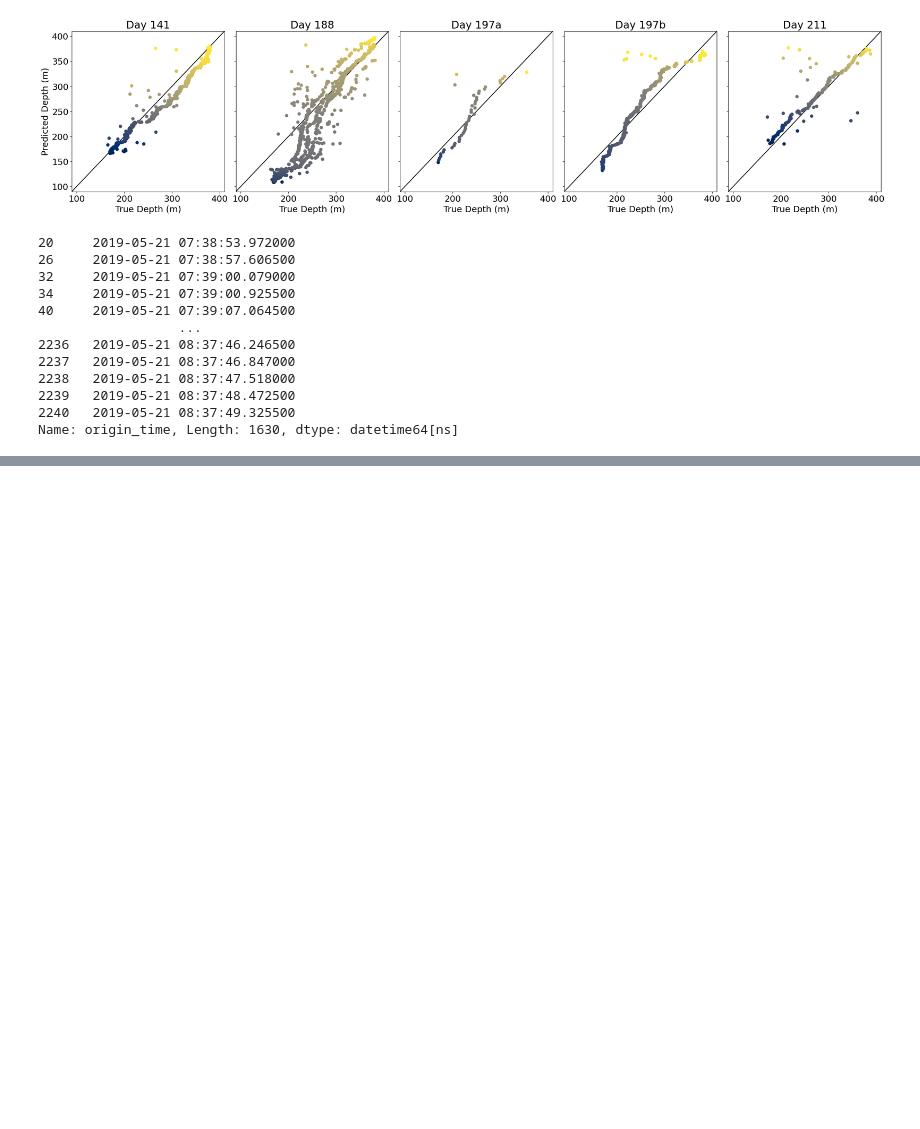
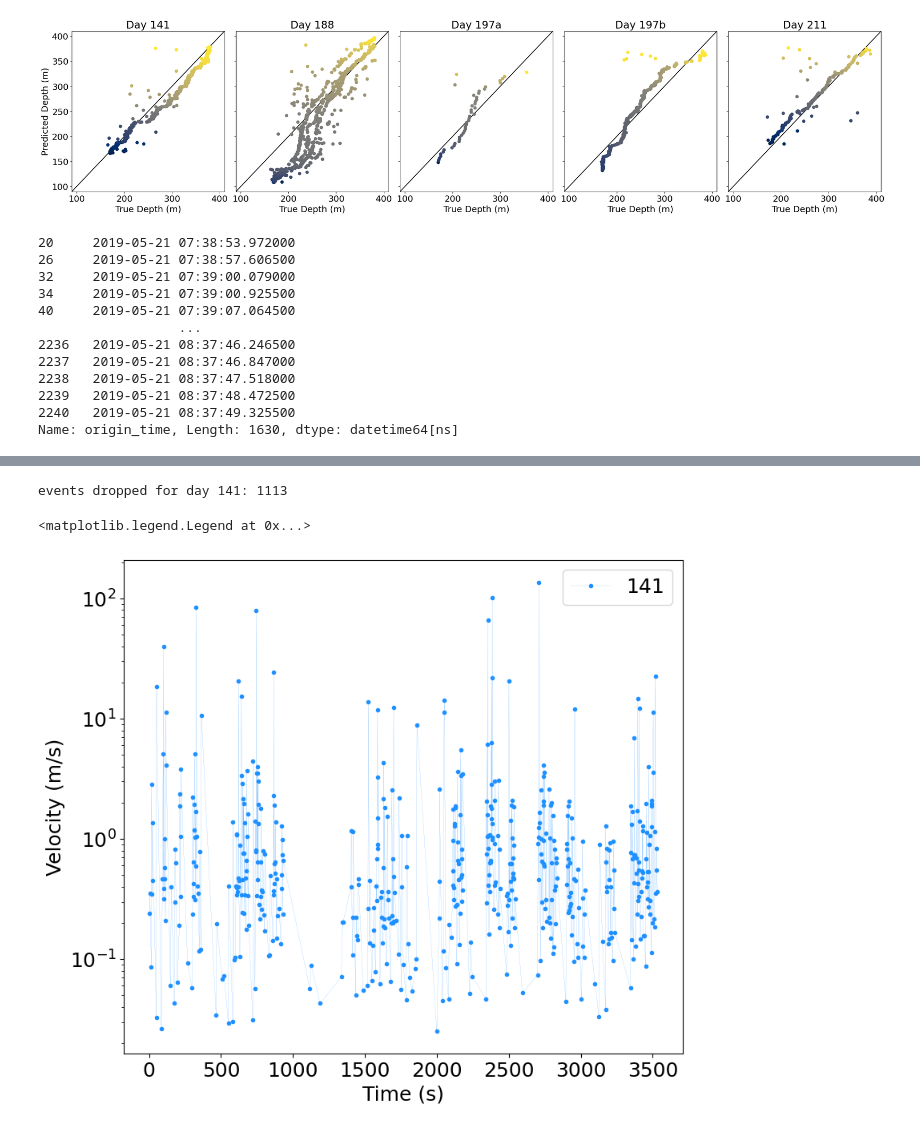
Before and after one commit to SerpRateAI/tensilePaper, a Jupyter notebook: combined-geology-chemistry-fractures.ipynb, the cells around one changed output, grey strips where cells are left out. Drawn from its saved outputs; the diff is of its cells as text; code cells hidden in the pictures; blank space fills up the shorter version.

Commit message:
added new velocity investigations

```diff
--- a/combined-geology-chemistry-fractures.ipynb
+++ b/combined-geology-chemistry-fractures.ipynb
@@ -732,0 +664,67 @@ dydt_df
+# %%
+# data = df188.copy()
+datas = [df141
+         , df188
+         , df197
+         , df211]
+day = ['141'
+       , '188'
+       , '197'
+       , '211']
+colors = ['dodgerblue'
+          , 'darkorange'
+          , 'purple'
+          , 'limegreen']
+fig, ax = plt.subplots(figsize=(9, 8))
+
+c = 0
+dzs = []
+for data in datas:
+
+    z = data.depth.values
+    t = pd.to_datetime(data.origin_time.values)
+
+    zmax = z[0]
+    tmax = t[0]
+
+    v_inst = []
+    t_inst = []
+    d_inst = []
+    dz_inst = []
+
+    n = 0
+    for i in np.arange(1, z.shape[0], 1):
+        if z[i] > zmax:
+            dz = z[i] - zmax
+            dt = (t[i] - tmax).total_seconds()
+            # vi = (z[i] - zmax)/(t[i] - tmax).total_seconds()
+            vi = dz/dt
+            v_inst.append(vi)
+            # t_inst.append(t[i])
+            t_inst.append(dt)
+            d_inst.append(z[i])
+            dz_inst.append(dz)
+            zmax = z[i]
+            tmax = t[i]
+        else:
+            dz_inst.append(z[i] - zmax)
+            zmax = z[i]
+            n+=1
+    print(f'events dropped for day {day[c]}: {n}')
+    dzs.append(dz_inst)
+
+    # ax.scatter(v_inst, d_inst, color=colors[c], label=day[c], marker='.')
+    ax.plot(np.cumsum(t_inst), v_inst, color=colors[c], label=day[c], marker='.', linewidth=0.1)
+    c += 1
+    break
+
+# ax.set_ylim(-0.02, 2.0)
+ax.set_ylabel('Velocity (m/s)')
+ax.set_xlabel('Time (s)')
+# ax.set_ylim(-0.01, 0.2)
+ax.set_yscale('log')
+ax.legend()
+# %% [output]
+events dropped for day 141: 1113
+<matplotlib.legend.Legend at 0x...>
+[figure, added]
```
Also changed, not shown: parts of 26 cells of this notebook, 4 other files.
